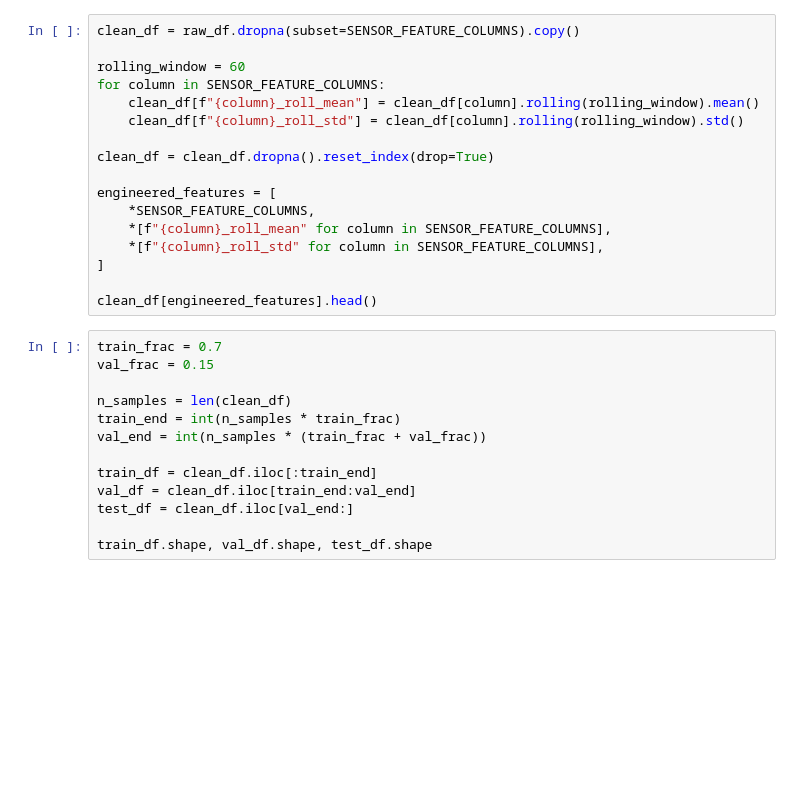
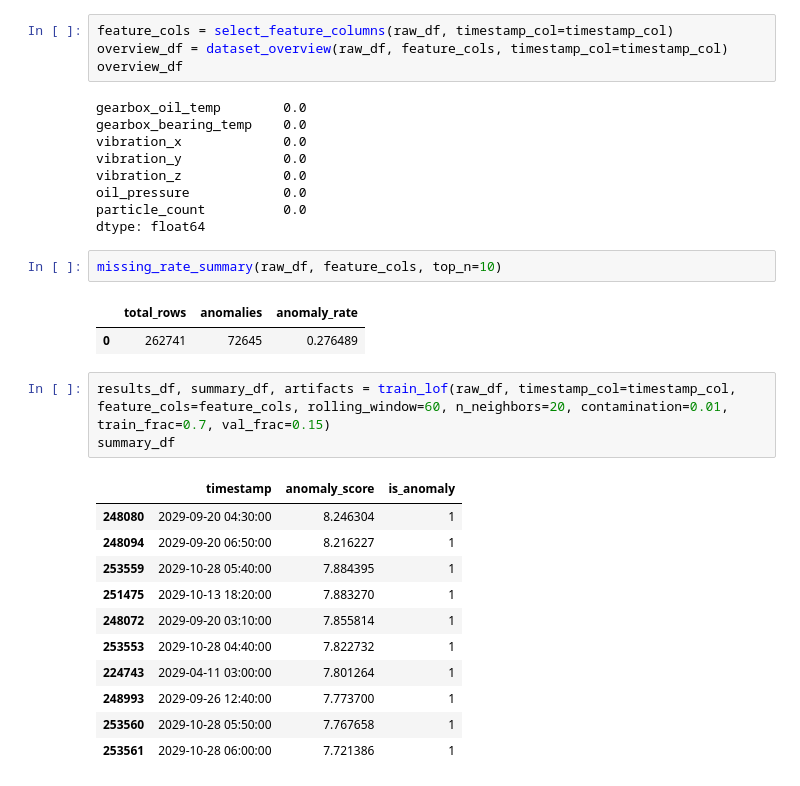
Before and after one commit to LiamKeech/wind-turbine-fault-detection, a Jupyter notebook: notebooks/LOF Anomaly Detection.ipynb, the cells around one changed output. Saved outputs shown, nothing was run; the diff lists cells and outputs as text; blank space fills up the shorter version.

```diff
--- a/notebooks/LOF Anomaly Detection.ipynb
+++ b/notebooks/LOF Anomaly Detection.ipynb
@@ -35,30 +32,33 @@ missing_summary
 # %%
-clean_df = raw_df.dropna(subset=SENSOR_FEATURE_COLUMNS).copy()
-
-rolling_window = 60
-for column in SENSOR_FEATURE_COLUMNS:
-    clean_df[f"{column}_roll_mean"] = clean_df[column].rolling(rolling_window).mean()
-    clean_df[f"{column}_roll_std"] = clean_df[column].rolling(rolling_window).std()
-
-clean_df = clean_df.dropna().reset_index(drop=True)
-
-engineered_features = [
-    *SENSOR_FEATURE_COLUMNS,
-    *[f"{column}_roll_mean" for column in SENSOR_FEATURE_COLUMNS],
-    *[f"{column}_roll_std" for column in SENSOR_FEATURE_COLUMNS],
-]
-
-clean_df[engineered_features].head()
+feature_cols = select_feature_columns(raw_df, timestamp_col=timestamp_col)
+overview_df = dataset_overview(raw_df, feature_cols, timestamp_col=timestamp_col)
+overview_df
+# %% [output]
+gearbox_oil_temp        0.0
+gearbox_bearing_temp    0.0
+vibration_x             0.0
+vibration_y             0.0
+vibration_z             0.0
+oil_pressure            0.0
+particle_count          0.0
+dtype: float64
 # %%
-train_frac = 0.7
-val_frac = 0.15
-
-n_samples = len(clean_df)
-train_end = int(n_samples * train_frac)
-val_end = int(n_samples * (train_frac + val_frac))
-
-train_df = clean_df.iloc[:train_end]
-val_df = clean_df.iloc[train_end:val_end]
-test_df = clean_df.iloc[val_end:]
-
-train_df.shape, val_df.shape, test_df.shape
+missing_rate_summary(raw_df, feature_cols, top_n=10)
+# %% [output]
+|  | total_rows | anomalies | anomaly_rate |
+| 0 | 262741 | 72645 | 0.276489 |
+# %%
+results_df, summary_df, artifacts = train_lof(raw_df, timestamp_col=timestamp_col, feature_cols=feature_cols, rolling_window=60, n_neighbors=20, contamination=0.01, train_frac=0.7, val_frac=0.15)
+summary_df
+# %% [output]
+|  | timestamp | anomaly_score | is_anomaly |
+| 248080 | 2029-09-20 04:30:00 | 8.246304 | 1 |
+| 248094 | 2029-09-20 06:50:00 | 8.216227 | 1 |
+| 253559 | 2029-10-28 05:40:00 | 7.884395 | 1 |
+| 251475 | 2029-10-13 18:20:00 | 7.883270 | 1 |
+| 248072 | 2029-09-20 03:10:00 | 7.855814 | 1 |
+| 253553 | 2029-10-28 04:40:00 | 7.822732 | 1 |
+| 224743 | 2029-04-11 03:00:00 | 7.801264 | 1 |
+| 248993 | 2029-09-26 12:40:00 | 7.773700 | 1 |
+| 253560 | 2029-10-28 05:50:00 | 7.767658 | 1 |
+| 253561 | 2029-10-28 06:00:00 | 7.721386 | 1 |
```
Also changed, not shown: parts of 11 cells of this notebook, 10 other files.
